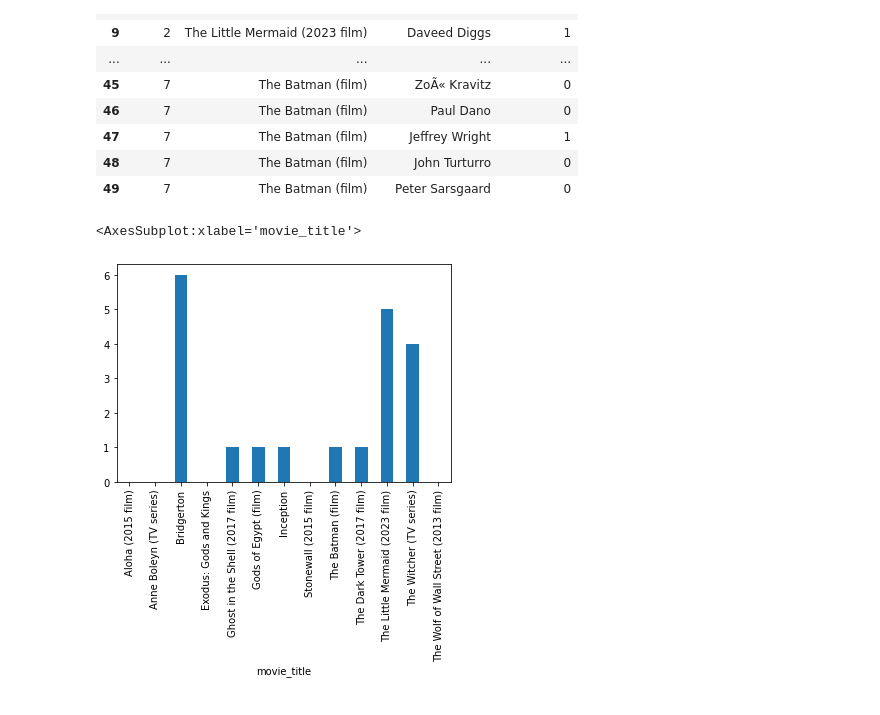
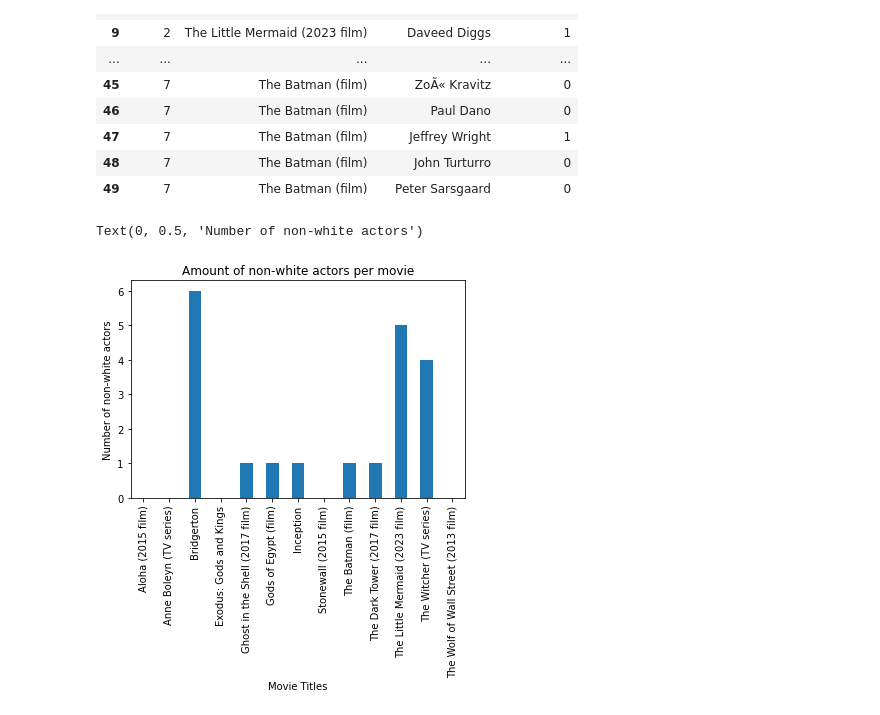
Before and after one commit to KamilKojs/DITW_project, a Jupyter notebook: src/actor_df.ipynb, the cells around one changed output. Saved outputs shown, nothing was run; the diff lists cells and outputs as text; code cells hidden in the pictures.

```diff
--- a/src/actor_df.ipynb
+++ b/src/actor_df.ipynb
@@ -93,9 +93,12 @@ labeled_actor.to_csv('D:/ITU/DataintheWild/Project/DITW_project-master/data/acto
 # %%
 # Display amount of actors that are not white per movie
 labeled_actor.groupby('movie_title')['not_white'].sum().plot.bar()
+plt.title('Amount of non-white actors per movie')
+plt.xlabel('Movie Titles')
+plt.ylabel('Number of non-white actors')
 # %% [output]
-<AxesSubplot:xlabel='movie_title'>
+Text(0, 0.5, 'Number of non-white actors')
-[figure, old version]
+[figure, new version]
 # %%
 # Halle Bailey, Daveed Diggs, Awkwafina, Art Malik, Noma Dumezweni, Takeshi Kitano, Zoe Kravitz
 # Jeffrey Wright, Anya Chalotra, Mimi Ndiweni, Anna Shaffer, Idris Elba, Adjoa Andoh, Ruby Barker,
```
